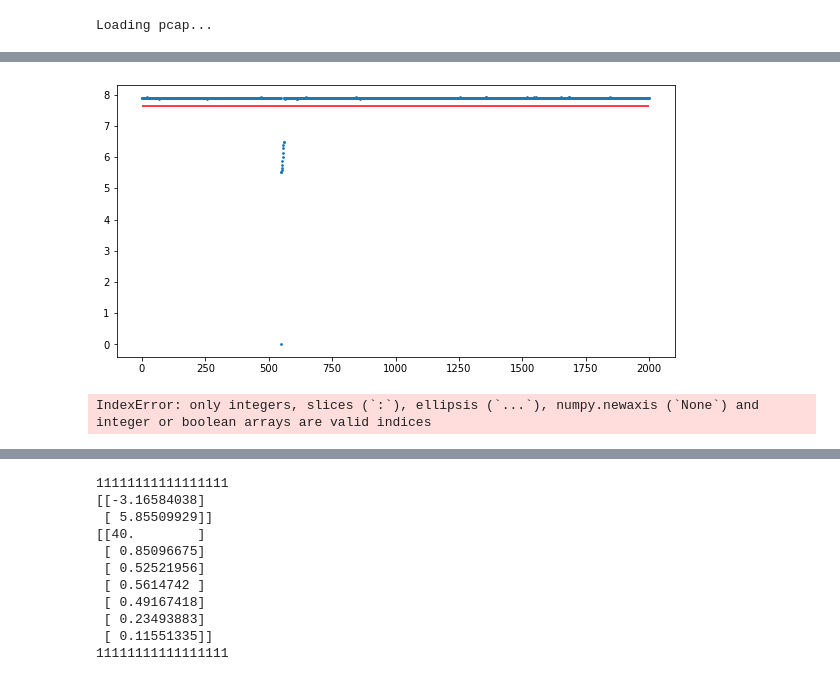
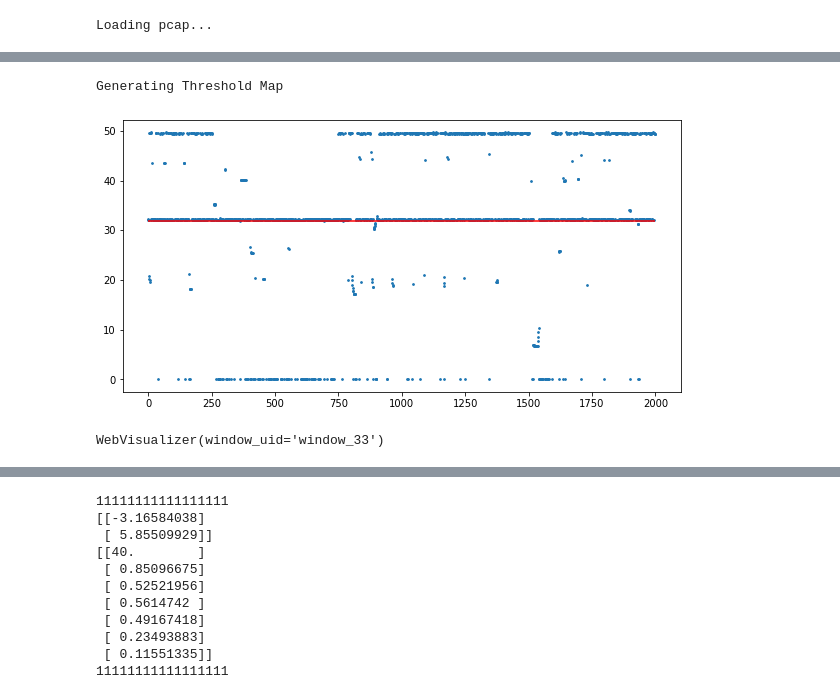
Before and after one commit to jksdbks123/Lidar-Tracker, a Jupyter notebook: BF_test.ipynb, the cells around one changed output, grey strips where cells are left out. Cells and saved outputs as stored; diff of their text form; code cells hidden in the pictures.

```diff
--- a/BF_test.ipynb
+++ b/BF_test.ipynb
@@ -69,5 +79,5 @@ def get_thred(ts,d ,thred_s ,N ,delta_thred ,step ):# Ransac Para
 # %%
-collector_0 = RansacCollector(pcap_path=r'D:\LiDAR_Data\MidTown\California\2021-12-9-11-30-0.pcap',output_file_path='D:\LiDAR_Data\MidTown\California',update_frame_num=500)
+collector_0 = RansacCollector(pcap_path=r'D:\LiDAR_Data\MidTown\California\2021-12-9-11-30-0.pcap',output_file_path='D:\LiDAR_Data\MidTown\California',update_frame_num=2000)
 collector_0.gen_tdmap()
 # %% [output]
 Loading pcap...
@@ -94,0 +110,17 @@ threshold_map = np.load(r'D:\LiDAR_Data\MidTown\California\bck_map.npy')
+# %%
+# %%timeit
+d = 0.5
+thred_s = 0.54
+N = 20
+delta_thred = 1e-3
+step = 0.1
+aggregated_maps_temp = collector_0.aggregated_map
+threshold_map = np.zeros((32,1800))
+print('Generating Threshold Map')
+for i in range(32):
+    for j in range(1800):
+        t_s = aggregated_maps_temp[:,i,j].copy()
+        threshold_value = get_thred_modified(t_s,d,thred_s,N,delta_thred,step)
+        threshold_map[i,j] = threshold_value
+# %% [output]
+Generating Threshold Map
@@ -95,2 +129,4 @@ threshold_map = np.load(r'D:\LiDAR_Data\MidTown\California\bck_map.npy')
+# %%
+threshold_map = np.load(r'D:\LiDAR_Data\MidTown\Liberty\test_thred_map.npy')
 # %%
 aggregated_maps_temp = collector_0.aggregated_map
@@ -97,19 +135,19 @@ aggregated_maps_temp = collector_0.aggregated_map
 # %%
-laser_id = theta_raw[0] == theta
-azimuth_channel = np.around((16980/100)/0.2).astype('int')
+laser_id = theta_raw[6] == theta
+azimuth_channel = np.around((29845/100)/0.2).astype('int')
 plt.figure(figsize=(10,5))
 plt.scatter(np.arange(2000),aggregated_maps_temp[:2000,laser_id,azimuth_channel], s = 3)
 plt.hlines(threshold_map[laser_id,azimuth_channel],0,2000,color = 'r')
 plt.show()
 # %% [output]
-[figure, old version]
+[figure, new version]
 # %%
 db = Raster_DBSCAN(window_size=(5,13),eps = 1.2, min_samples= 8, Td_map_szie=threshold_map.shape)
-Td_map = collector_0.aggregated_map[444]
+Td_map = collector_0.aggregated_map[3]
 Foreground_map = (Td_map < threshold_map)&(Td_map != 0)
 Labeling_map = db.fit_predict(Td_map= Td_map,Foreground_map=Foreground_map)
 Background_map = (Td_map >= threshold_map)&(Td_map != 0)
 pcd = get_pcd_colored(Td_map,Labeling_map)
 draw(pcd,height=1000,width=1000)
 # %% [output]
-IndexError: only integers, slices (`:`), ellipsis (`...`), numpy.newaxis (`None`) and integer or boolean arrays are valid indices
+WebVisualizer(window_uid='window_33')
```
Also changed, not shown: parts of 31 cells of this notebook, 16 other files.
